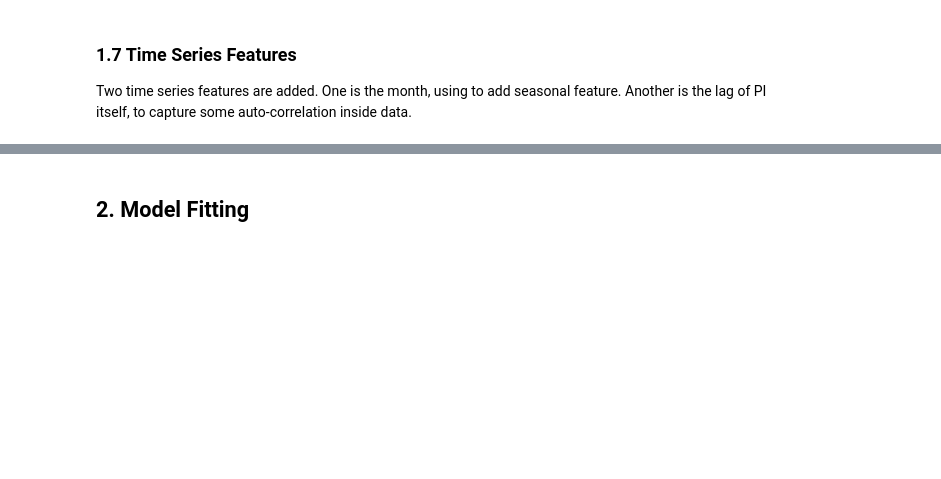
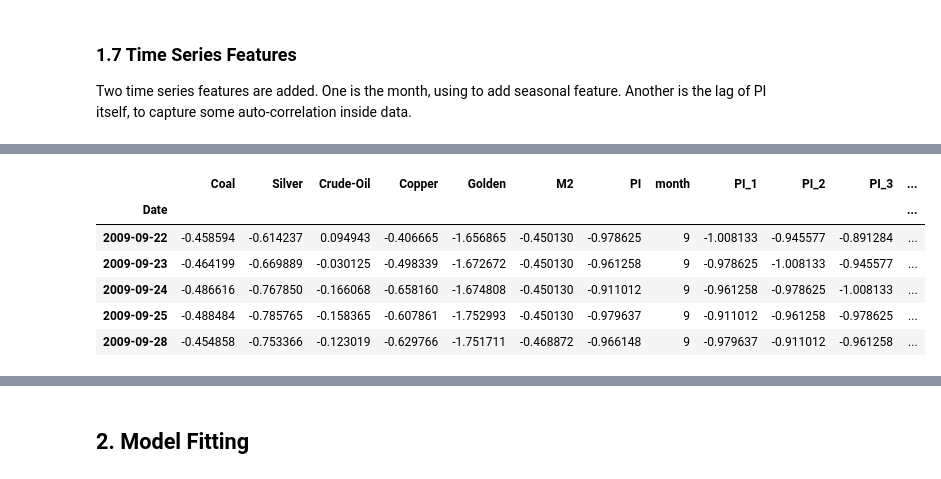
Before and after one commit to Shunian-Chen/AIPI510-Project, a Jupyter notebook: Food_price_prediction.ipynb, the cells around one changed output, grey strips where cells are left out. Cells and saved outputs as stored; diff of their text form; code cells hidden in the pictures; blank space fills up the shorter version.

```diff
--- a/Food_price_prediction.ipynb
+++ b/Food_price_prediction.ipynb
@@ -365,0 +387,10 @@ plot_acf(data_normalized["PI"], lags = lag, alpha=0.05)
+# %%
+X.head()
+# %% [output]
+|  | Coal | Silver | Crude-Oil | Copper | Golden | M2 | PI | month | PI_1 | PI_2 | PI_3 | ... |
+| Date |  |  |  |  |  |  |  |  |  |  |  | ... |
+| 2009-09-22 | -0.458594 | -0.614237 | 0.094943 | -0.406665 | -1.656865 | -0.450130 | -0.978625 | 9 | -1.008133 | -0.945577 | -0.891284 | ... |
+| 2009-09-23 | -0.464199 | -0.669889 | -0.030125 | -0.498339 | -1.672672 | -0.450130 | -0.961258 | 9 | -0.978625 | -1.008133 | -0.945577 | ... |
+| 2009-09-24 | -0.486616 | -0.767850 | -0.166068 | -0.658160 | -1.674808 | -0.450130 | -0.911012 | 9 | -0.961258 | -0.978625 | -1.008133 | ... |
+| 2009-09-25 | -0.488484 | -0.785765 | -0.158365 | -0.607861 | -1.752993 | -0.450130 | -0.979637 | 9 | -0.911012 | -0.961258 | -0.978625 | ... |
+| 2009-09-28 | -0.454858 | -0.753366 | -0.123019 | -0.629766 | -1.751711 | -0.468872 | -0.966148 | 9 | -0.979637 | -0.911012 | -0.961258 | ... |
```
Also changed, not shown: parts of 12 cells of this notebook.
